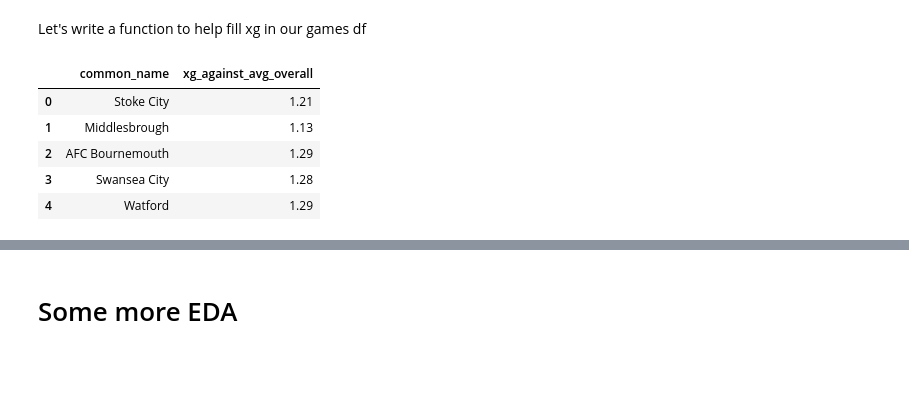
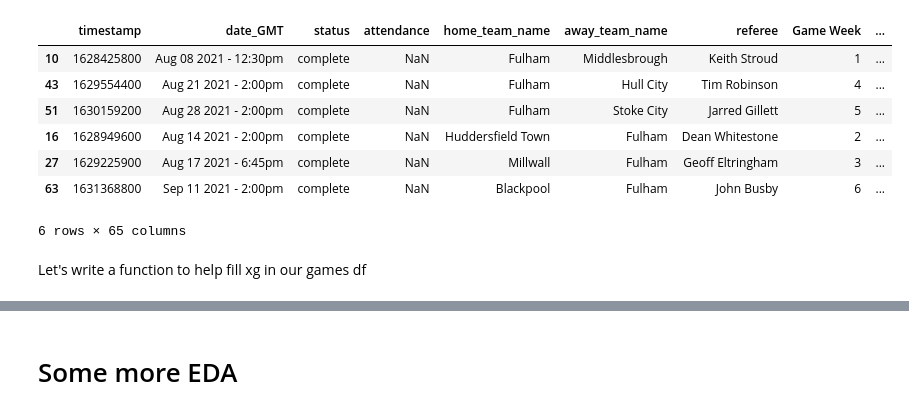
Before and after one commit to dkeyer/English-_Championship_2021, a Jupyter notebook: 2022_Modeling.ipynb, the cells around one changed output, grey strips where cells are left out. Cells and saved outputs as stored; diff of their text form; code cells hidden in the pictures; blank space fills up the shorter version.

Commit message:
changing how i fill stats to generalize for any notebook

```diff
--- a/2022_Modeling.ipynb
+++ b/2022_Modeling.ipynb
@@ -18,6 +18,3 @@ games = pd.read_csv('../footy_data/championship_games_2022.csv')
 # %%
 games['over/under'] = np.where(games['home_team_goal_count'] + games['away_team_goal_count'] > 2.5, 1, 0)
 # Adding column 0 represents under 2.5, 1 represents over 2.5
-# %%
-games = games[0:552]
-#Dropping playoff matches
@@ -36,0 +21,3 @@ Index(['team_name', 'common_name', 'season', 'country', 'matches_played',
+# %%
+games = games.loc[games['status'] == 'complete']
+#We only want games that have been completed
@@ -36,0 +27,4 @@ Index(['team_name', 'common_name', 'season', 'country', 'matches_played',
+# %%
+games = games[0:72]
+#Completed Matches
+games.head()
@@ -37,3 +43,16 @@ Index(['team_name', 'common_name', 'season', 'country', 'matches_played',
+# %%
+ful_var = games.loc[games['home_team_name'] == "Fulham"]
+ful_var = ful_var.append(games.loc[games['away_team_name'] == "Fulham"])
+ful_var
+# %% [output]
+|  | timestamp | date_GMT | status | attendance | home_team_name | away_team_name | referee | Game Week | ... |
+| 10 | 1628425800 | Aug 08 2021 - 12:30pm | complete | NaN | Fulham | Middlesbrough | Keith Stroud | 1 | ... |
+| 43 | 1629554400 | Aug 21 2021 - 2:00pm | complete | NaN | Fulham | Hull City | Tim Robinson | 4 | ... |
+| 51 | 1630159200 | Aug 28 2021 - 2:00pm | complete | NaN | Fulham | Stoke City | Jarred Gillett | 5 | ... |
+| 16 | 1628949600 | Aug 14 2021 - 2:00pm | complete | NaN | Huddersfield Town | Fulham | Dean Whitestone | 2 | ... |
+| 27 | 1629225900 | Aug 17 2021 - 6:45pm | complete | NaN | Millwall | Fulham | Geoff Eltringham | 3 | ... |
+| 63 | 1631368800 | Sep 11 2021 - 2:00pm | complete | NaN | Blackpool | Fulham | John Busby | 6 | ... |
+6 rows × 65 columns
 # %%
 games['home_xg'] = ""
 games['away_xg'] = ""
@@ -49,15 +68,6 @@ Let's write a function to help fill xg in our games df
 xg_stats = team_stats[['common_name', 'xg_for_avg_overall']]
 corner_stats = team_stats[['common_name', 'corners_per_match']]
 xga_stats = team_stats[['common_name', 'xg_against_avg_overall']]
-
-xga_stats.head()
-# %% [output]
-|  | common_name | xg_against_avg_overall |
-| 0 | Stoke City | 1.21 |
-| 1 | Middlesbrough | 1.13 |
-| 2 | AFC Bournemouth | 1.29 |
-| 3 | Swansea City | 1.28 |
-| 4 | Watford | 1.29 |
 # %%
 xg_stats = dict(xg_stats.values)
 corner_stats = dict(corner_stats.values)
```
Also changed, not shown: parts of 32 cells of this notebook, 1 other file.
